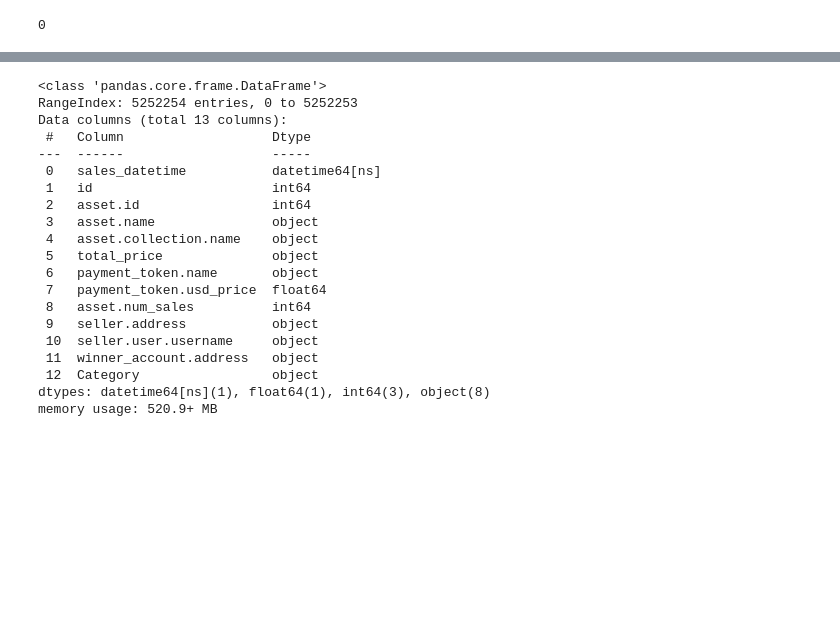
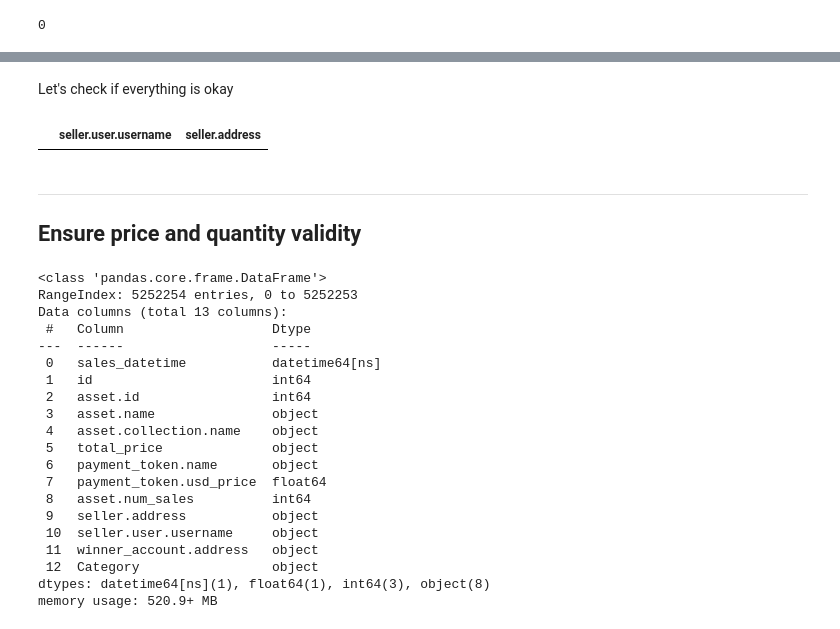
Before and after one commit to HliasMpGH/digital-transactions-mining, a Jupyter notebook: data_description.ipynb, the cells around one changed output, grey strips where cells are left out. Saved outputs shown, nothing was run; the diff lists cells and outputs as text; code cells hidden in the pictures; blank space fills up the shorter version.

```diff
--- a/data_description.ipynb
+++ b/data_description.ipynb
@@ -482,3 +522,22 @@ len(multi_name_addresses)
+# %% [markdown]
+Let's check if everything is okay
+# %%
+# Group by seller.username and check the number of unique addresses
+multi_address_usernames = (
+    nft.groupby("seller.user.username")["seller.address"]
+    .nunique()
+    .reset_index()
+    .query("`seller.address` > 1") # backticks used because the column name is not valid in python
+)
+
+# Get addresses with multiple usernames
+multi_address_usernames
+# %% [output]
+|  | seller.user.username | seller.address |
+# %% [markdown]
+---
+
+## Ensure price and quantity validity
 # %%
 nft.info()
 # %% [output]
```
Also changed, not shown: parts of 17 cells of this notebook, 1 other file.
